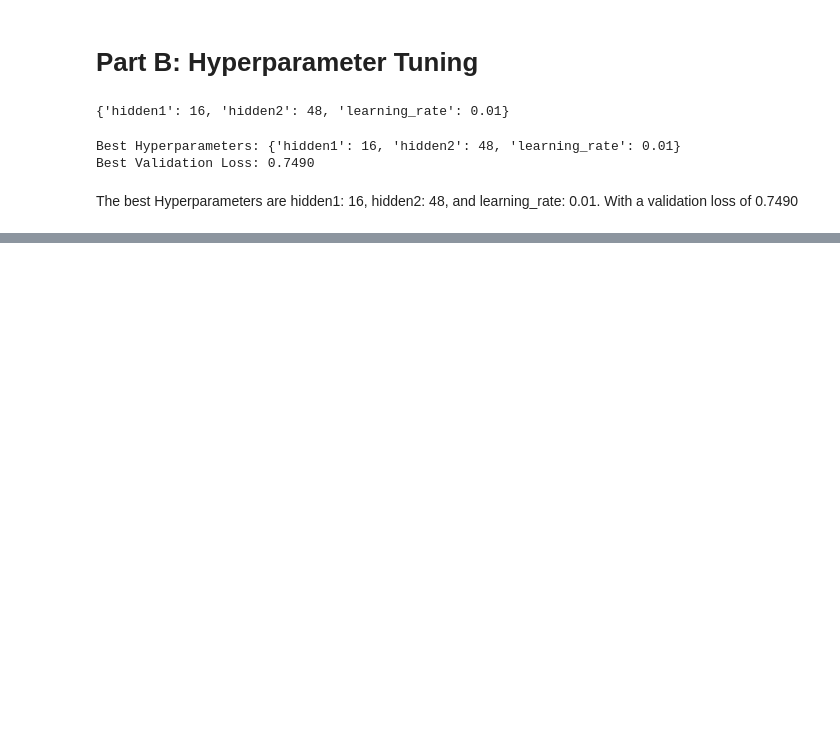
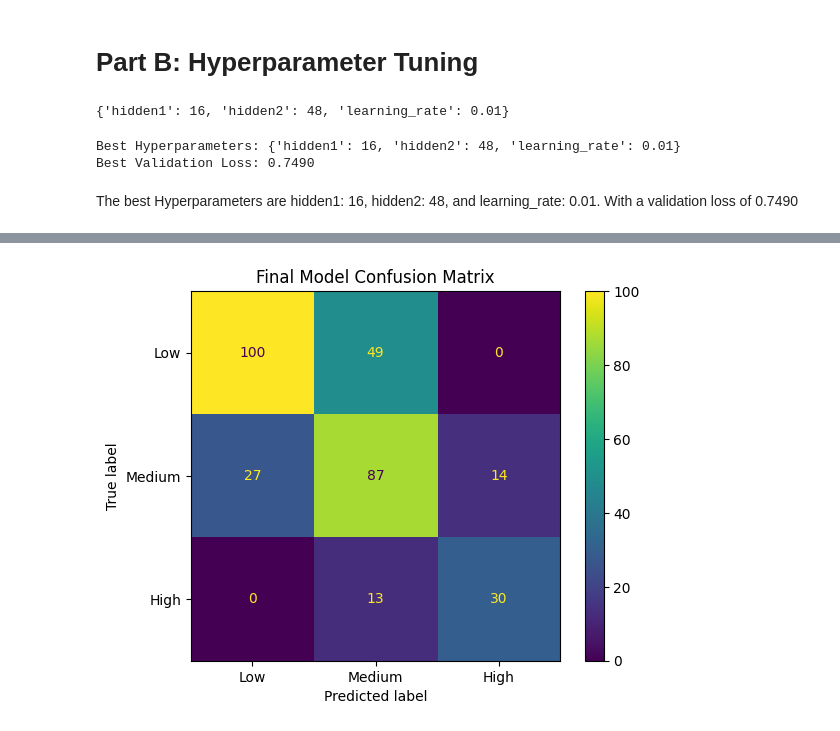
Before and after one commit to chasekrisko-design/IT480-FA26, a Jupyter notebook: Assignment1/Assignment1_Hyperparameter_Tuning.ipynb, the cells around one changed output, grey strips where cells are left out. Saved outputs shown, nothing was run; the diff lists cells and outputs as text; code cells hidden in the pictures; blank space fills up the shorter version.

```diff
--- a/Assignment1/Assignment1_Hyperparameter_Tuning.ipynb
+++ b/Assignment1/Assignment1_Hyperparameter_Tuning.ipynb
@@ -191,0 +213,11 @@ The best Hyperparameters are hidden1: 16, hidden2: 48, and learning_rate: 0.01.
+# %%
+# Make predictions on the test set
+final_model_preds = np.argmax(final_model.predict(X3_test_scaled, verbose=0), axis=1)
+
+# Display confusion matrix for the final model
+cm_final = confusion_matrix(y3_test, final_model_preds)
+ConfusionMatrixDisplay(cm_final, display_labels=["Low", "Medium", "High"]).plot()
+plt.title("Final Model Confusion Matrix")
+plt.show()
+# %% [output]
+[figure, added]
```
Also changed, not shown: parts of 1 cell of this notebook.
